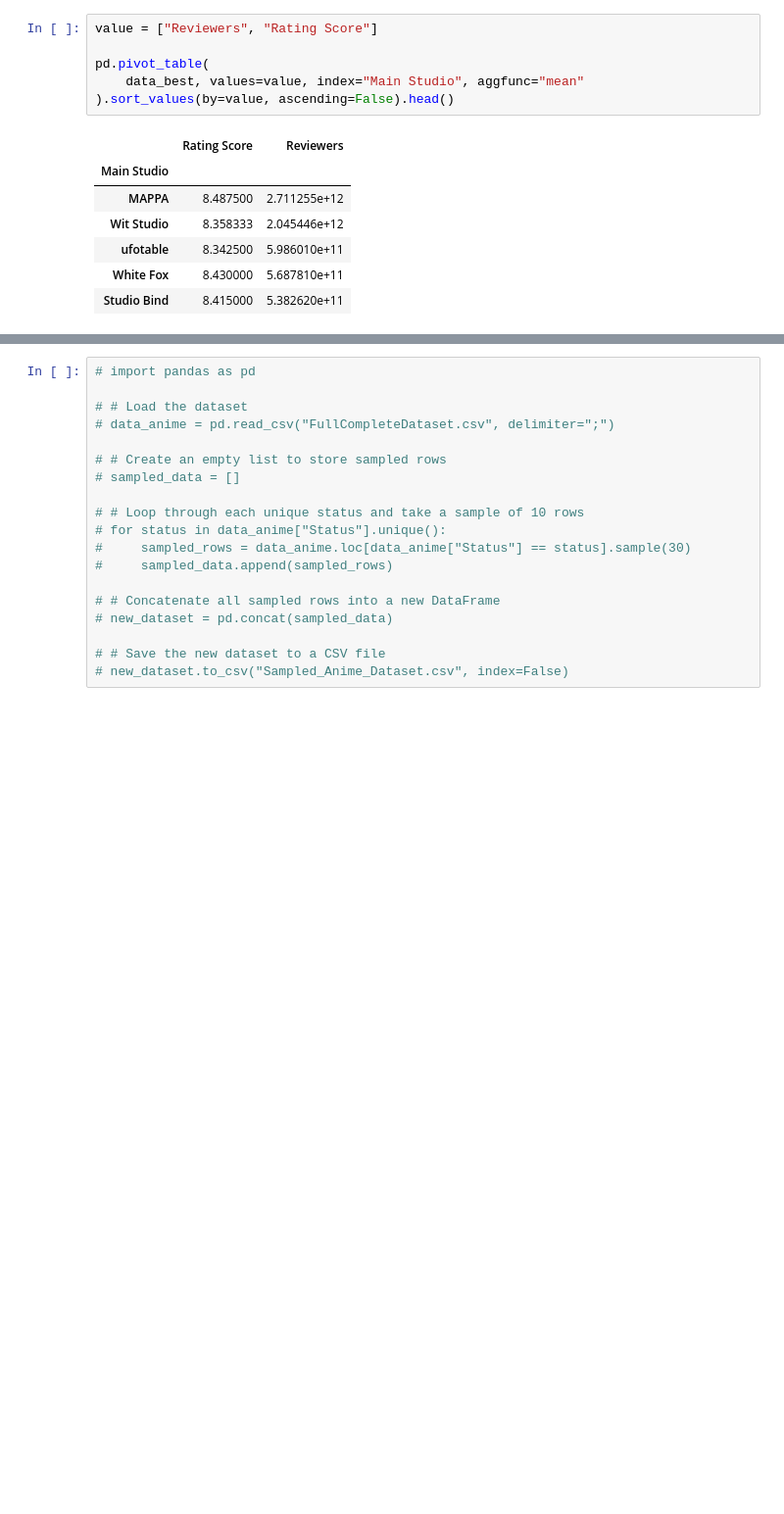
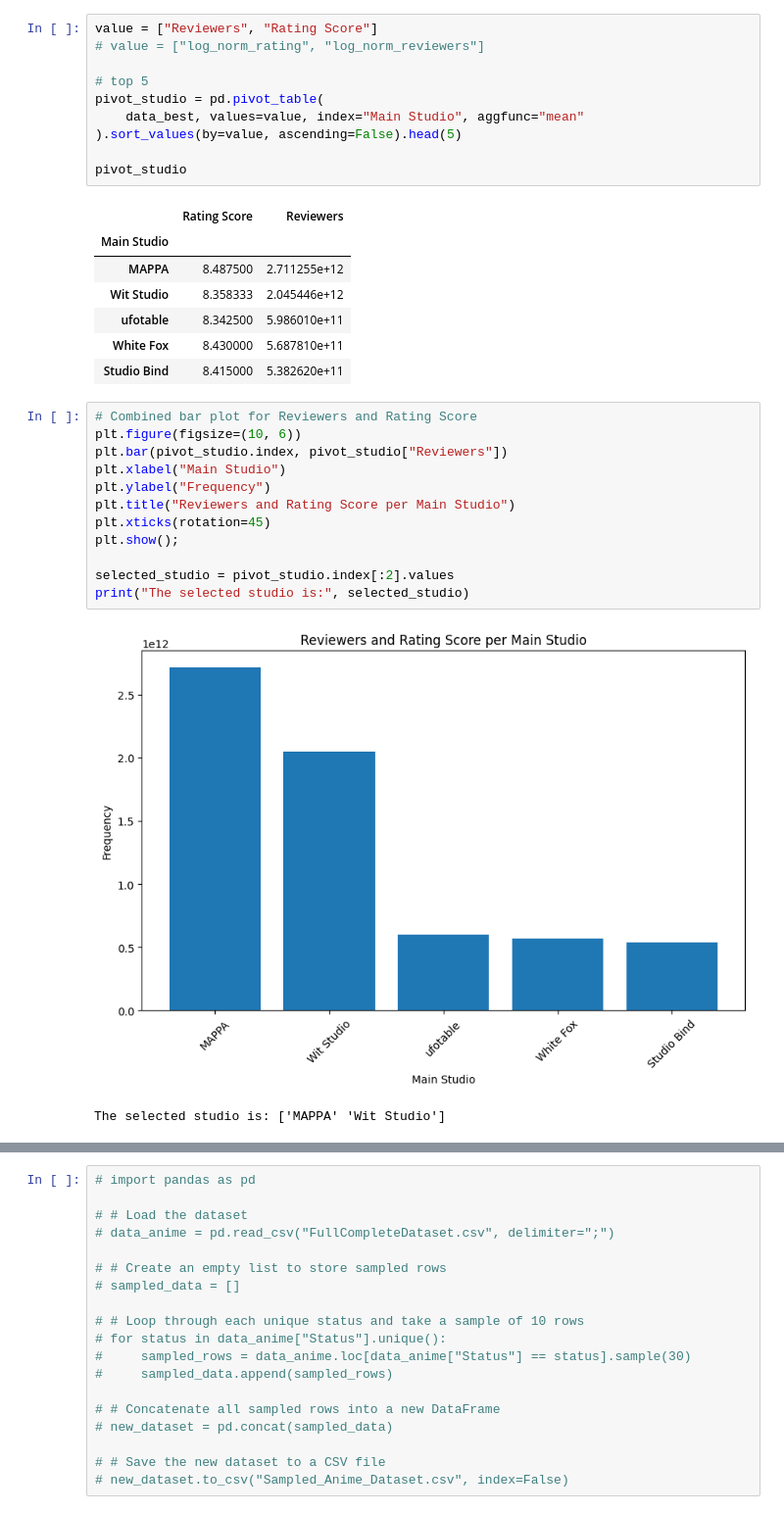
Before and after one commit to MarcoAlandAdinanda/Deep_Anime_Color_Palette_Analysis, a Jupyter notebook: statAnalysis.ipynb, the cells around one changed output, grey strips where cells are left out. Shown at 98% size. Saved outputs shown, nothing was run; the diff lists cells and outputs as text; blank space fills up the shorter version.

```diff
--- a/statAnalysis.ipynb
+++ b/statAnalysis.ipynb
@@ -138,9 +138,13 @@ data_best.head()
 # %%
 value = ["Reviewers", "Rating Score"]
+# value = ["log_norm_rating", "log_norm_reviewers"]
 
-pd.pivot_table(
+# top 5
+pivot_studio = pd.pivot_table(
     data_best, values=value, index="Main Studio", aggfunc="mean"
-).sort_values(by=value, ascending=False).head()
+).sort_values(by=value, ascending=False).head(5)
+
+pivot_studio
 # %% [output]
 |  | Rating Score | Reviewers |
 | Main Studio |  |  |
@@ -149,3 +153,18 @@ pd.pivot_table(
 | ufotable | 8.342500 | 5.986010e+11 |
 | White Fox | 8.430000 | 5.687810e+11 |
 | Studio Bind | 8.415000 | 5.382620e+11 |
+# %%
+# Combined bar plot for Reviewers and Rating Score
+plt.figure(figsize=(10, 6))
+plt.bar(pivot_studio.index, pivot_studio["Reviewers"])
+plt.xlabel("Main Studio")
+plt.ylabel("Frequency")
+plt.title("Reviewers and Rating Score per Main Studio")
+plt.xticks(rotation=45)
+plt.show();
+
+selected_studio = pivot_studio.index[:2].values
+print("The selected studio is:", selected_studio)
+# %% [output]
+[figure, added]
+The selected studio is: ['MAPPA' 'Wit Studio']
```
Also changed, not shown: parts of 6 cells of this notebook, 1 other file.
